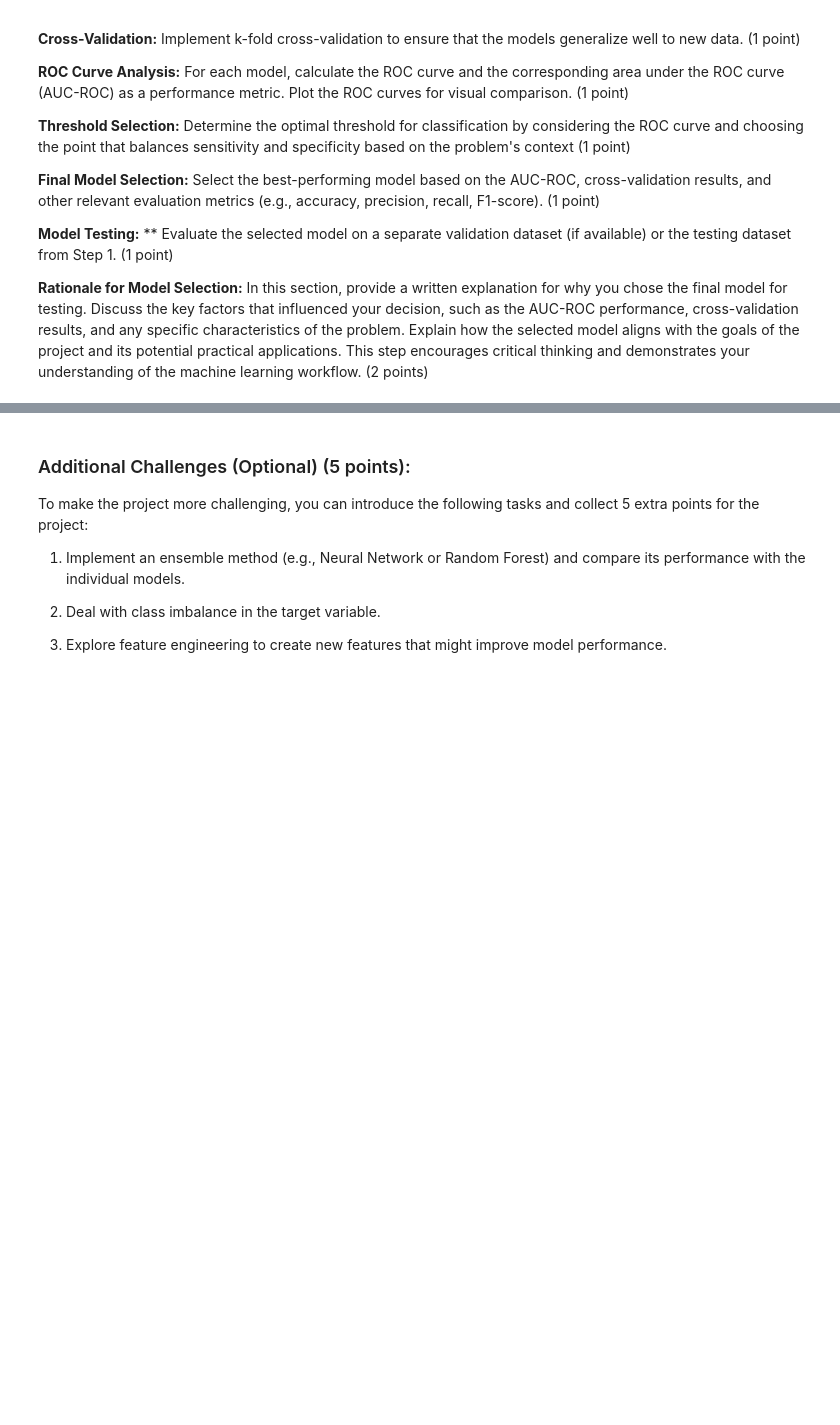
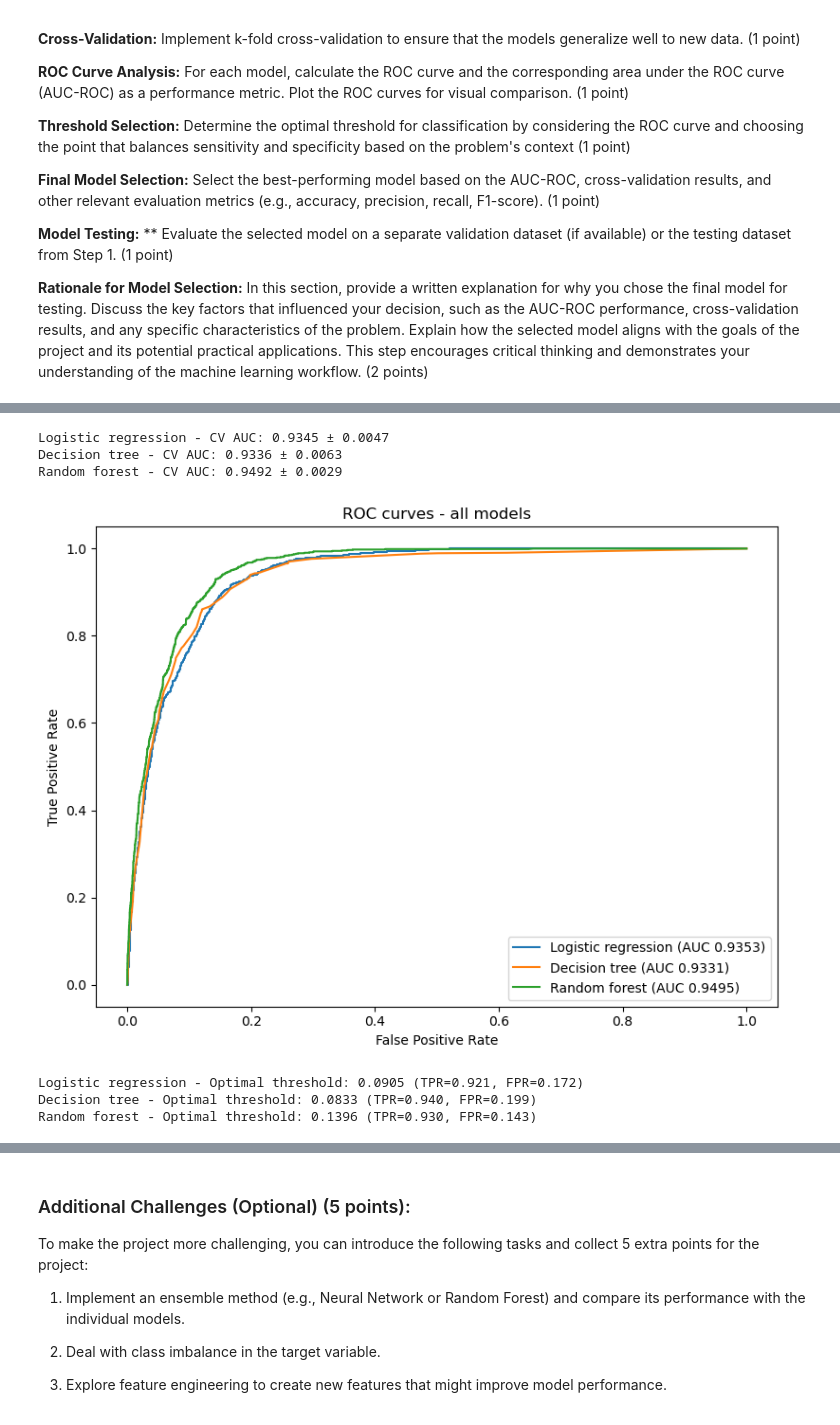
Before and after one commit to henrysuomela/Data-analytics-and-ML-final-project, a Jupyter notebook: DA-ML Final Project 2026.ipynb, the cells around one changed output, grey strips where cells are left out. Cells and saved outputs as stored; diff of their text form; code cells hidden in the pictures; blank space fills up the shorter version.

```diff
--- a/DA-ML Final Project 2026.ipynb
+++ b/DA-ML Final Project 2026.ipynb
@@ -239,2 +346,47 @@ print("Random Forest:", rf_results)
+# %%
+def cv_summary(name, model):
+    scores = cross_val_score(model, X_train, y_train, cv=cv, scoring="roc_auc", n_jobs=-1)
+    print(f"{name} - CV AUC: {scores.mean():.4f} ± {scores.std():.4f}")
+    return scores
+
+log_cv = cv_summary("Logistic regression", best_log)
+tree_cv = cv_summary("Decision tree", best_tree)
+rf_cv = cv_summary("Random forest", best_rf)
+# %% [output]
+Logistic regression - CV AUC: 0.9345 ± 0.0047
+Decision tree - CV AUC: 0.9336 ± 0.0063
+Random forest - CV AUC: 0.9492 ± 0.0029
 # %%
 # Perform ROC curve analysis and calculate AUC-ROC for each model
+from sklearn.metrics import roc_curve
+
+models = {
+    "Logistic regression": best_log,
+    "Decision tree":       best_tree,
+    "Random forest":       best_rf
+}
+
+fig, ax = plt.subplots(figsize=(8, 6))
+roc_data = {}
+
+for name, model in models.items():
+    y_prob = model.predict_proba(X_test)[:, 1]
+    fpr, tpr, thresholds = roc_curve(y_test, y_prob, pos_label="yes")
+    auc = roc_auc_score(y_test, y_prob)
+    roc_data[name] = {
+        "fpr": fpr,
+        "tpr": tpr,
+        "thresholds": thresholds,
+        "auc": auc,
+        "prob": y_prob
+    }
+    ax.plot(fpr, tpr, label=f"{name} (AUC {auc:.4f})")
+
+ax.set_xlabel("False Positive Rate")
+ax.set_ylabel("True Positive Rate")
+ax.set_title("ROC curves - all models")
+ax.legend()
+plt.tight_layout()
+plt.show()
+# %% [output]
+[figure, added]
@@ -243,4 +393,19 @@ print("Random Forest:", rf_results)
 # %%
 # Threshold Selection (You can manually select a threshold based on ROC analysis)
+def find_optimal_threshold(name, data):
+    fpr, tpr, thresholds = data["fpr"], data["tpr"], data["thresholds"]
+    j_scores = tpr - fpr
+    best_idx = np.argmax(j_scores)
+    best_thresh = thresholds[best_idx]
+    print(f"{name} - Optimal threshold: {best_thresh:.4f} (TPR={tpr[best_idx]:.3f}, FPR={fpr[best_idx]:.3f})")
+    return best_thresh
+
+optimal_thresholds = {}
+for name, data in roc_data.items():
+    optimal_thresholds[name] = find_optimal_threshold(name, data)
+# %% [output]
+Logistic regression - Optimal threshold: 0.0905 (TPR=0.921, FPR=0.172)
+Decision tree - Optimal threshold: 0.0833 (TPR=0.940, FPR=0.199)
+Random forest - Optimal threshold: 0.1396 (TPR=0.930, FPR=0.143)
 # %%
 # Final Model Selection (Select the best-performing model based on AUC-ROC)
```
Also changed, not shown: parts of 18 cells of this notebook.
